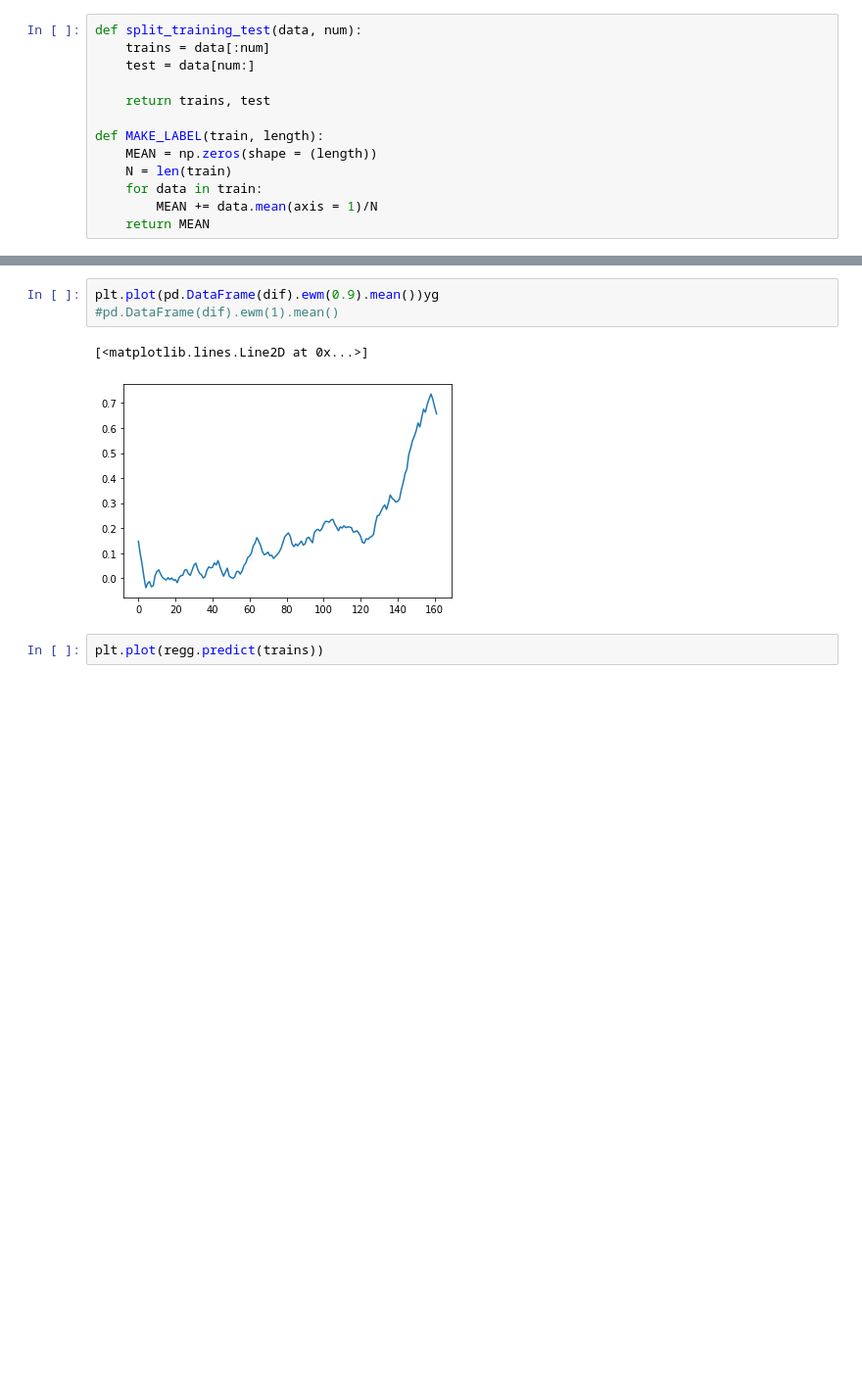
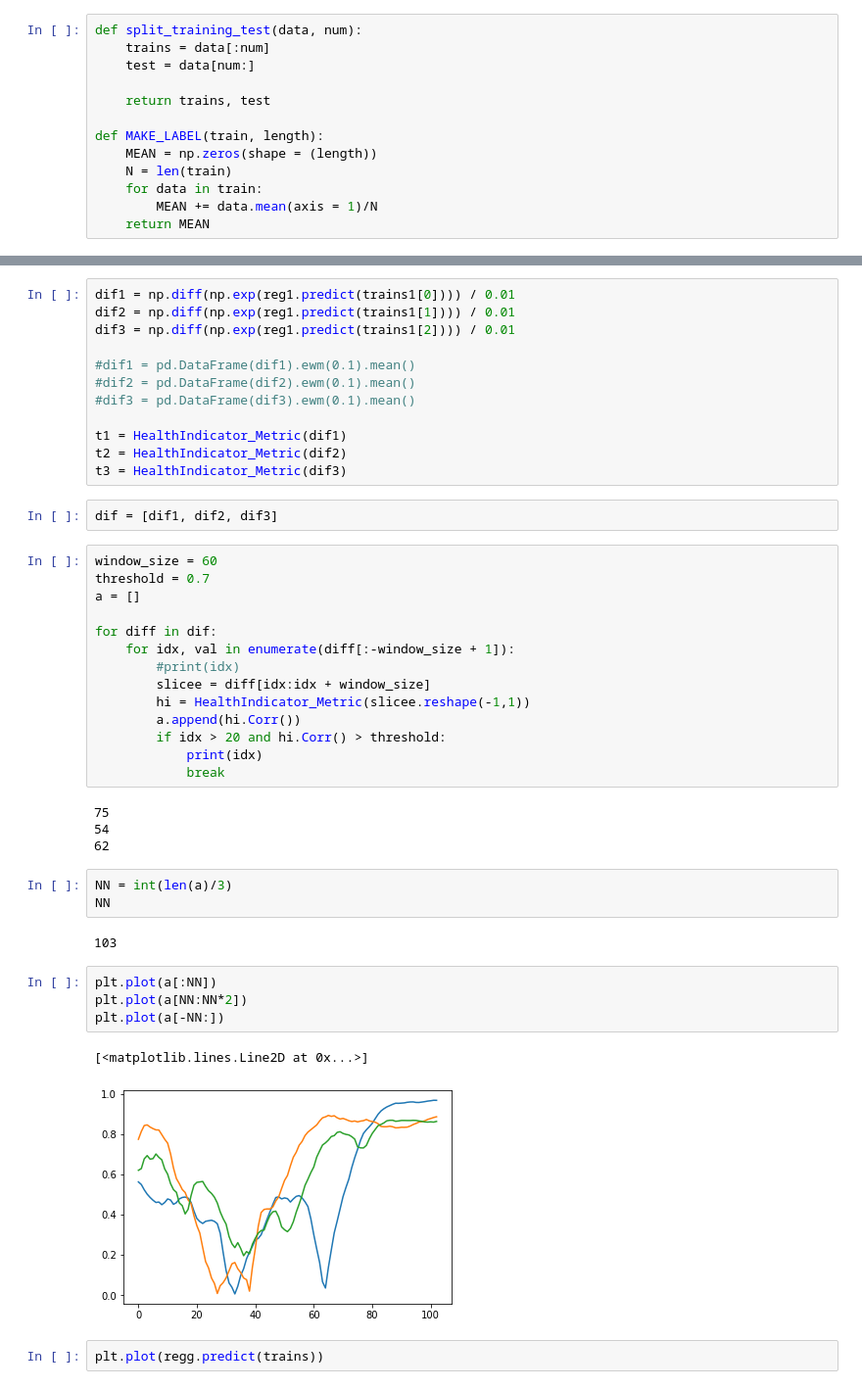
Before and after one commit to kEEPpp/PHM-Competition, a Jupyter notebook: CMAPSS/exponential_only_FD001.ipynb, the cells around one changed output, grey strips where cells are left out. Shown at 98% size. Cells and saved outputs as stored; diff of their text form; blank space fills up the shorter version.

```diff
--- a/CMAPSS/exponential_only_FD001.ipynb
+++ b/CMAPSS/exponential_only_FD001.ipynb
@@ -226,9 +252,47 @@ plt.plot(dif)
-# %%
-plt.plot(pd.DataFrame(dif).ewm(0.9).mean())yg
-#pd.DataFrame(dif).ewm(1).mean()
-# %% [output]
-[<matplotlib.lines.Line2D at 0x...>]
-[figure, removed]
+# %%
+dif1 = np.diff(np.exp(reg1.predict(trains1[0]))) / 0.01
+dif2 = np.diff(np.exp(reg1.predict(trains1[1]))) / 0.01
+dif3 = np.diff(np.exp(reg1.predict(trains1[2]))) / 0.01
+
+#dif1 = pd.DataFrame(dif1).ewm(0.1).mean()
+#dif2 = pd.DataFrame(dif2).ewm(0.1).mean()
+#dif3 = pd.DataFrame(dif3).ewm(0.1).mean()
+
+t1 = HealthIndicator_Metric(dif1)
+t2 = HealthIndicator_Metric(dif2)
+t3 = HealthIndicator_Metric(dif3)
+# %%
+dif = [dif1, dif2, dif3]
+# %%
+window_size = 60
+threshold = 0.7
+a = []
+
+for diff in dif:
+    for idx, val in enumerate(diff[:-window_size + 1]):
+        #print(idx)
+        slicee = diff[idx:idx + window_size]
+        hi = HealthIndicator_Metric(slicee.reshape(-1,1))
+        a.append(hi.Corr())
+        if idx > 20 and hi.Corr() > threshold:
+            print(idx)
+            break
+# %% [output]
+75
+54
+62
+# %%
+NN = int(len(a)/3)
+NN
+# %% [output]
+103
+# %%
+plt.plot(a[:NN])
+plt.plot(a[NN:NN*2])
+plt.plot(a[-NN:])
+# %% [output]
+[<matplotlib.lines.Line2D at 0x...>]
+[figure, added]
 # %%
 plt.plot(regg.predict(trains))
 # %%
```
Also changed, not shown: parts of 15 cells of this notebook.
